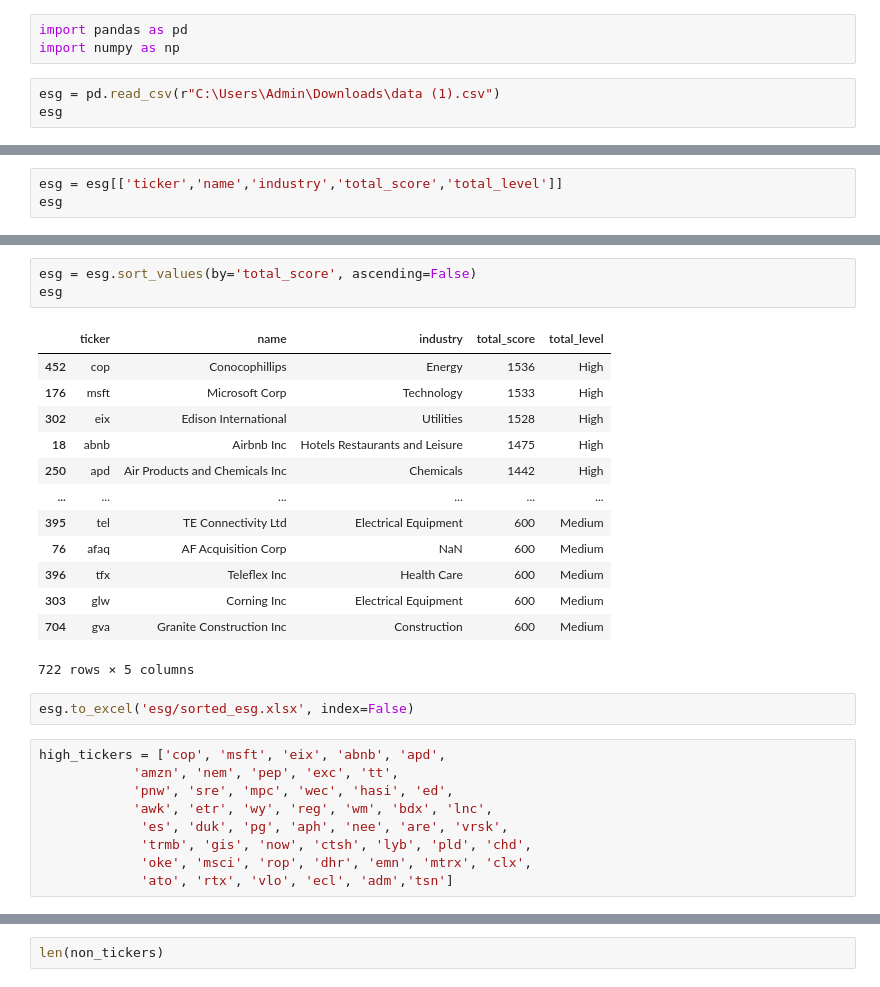
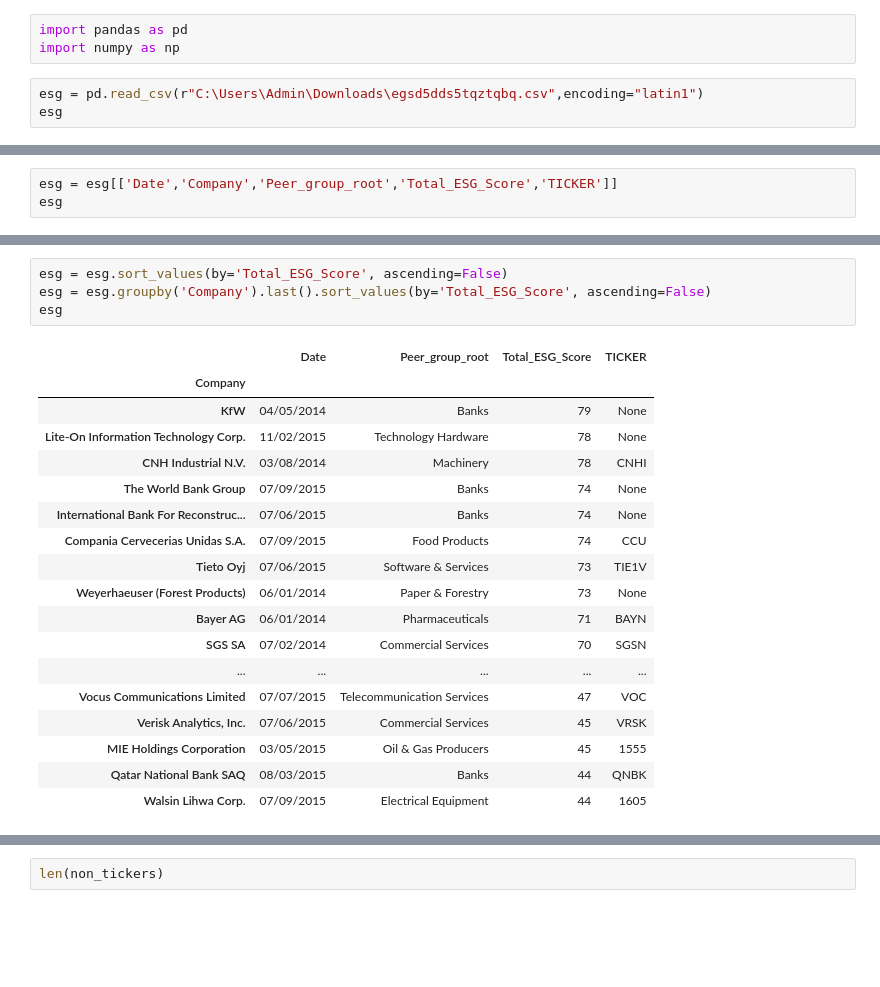
Before and after one commit to usagichan131/esg, a Jupyter notebook: binning.ipynb, the cells around one changed output, grey strips where cells are left out. Cells and saved outputs as stored; diff of their text form; blank space fills up the shorter version.

```diff
--- a/binning.ipynb
+++ b/binning.ipynb
@@ -2,6 +2,6 @@
 import pandas as pd
 import numpy as np
 # %%
-esg = pd.read_csv(r"C:\Users\Admin\Downloads\data (1).csv")
+esg = pd.read_csv(r"C:\Users\Admin\Downloads\egsd5dds5tqztqbq.csv",encoding="latin1")
 esg
 # %% [output]
@@ -21,3 +20,0 @@ esg
-# %%
-esg = esg[['ticker','name','industry','total_score','total_level']]
-esg
@@ -37,0 +21,3 @@ esg
+# %%
+esg = esg[['Date','Company','Peer_group_root','Total_ESG_Score','TICKER']]
+esg
@@ -38,28 +38,23 @@ esg
 # %%
-esg = esg.sort_values(by='total_score', ascending=False)
+esg = esg.sort_values(by='Total_ESG_Score', ascending=False)
+esg = esg.groupby('Company').last().sort_values(by='Total_ESG_Score', ascending=False)
 esg
 # %% [output]
-|  | ticker | name | industry | total_score | total_level |
-| 452 | cop | Conocophillips | Energy | 1536 | High |
-| 176 | msft | Microsoft Corp | Technology | 1533 | High |
-| 302 | eix | Edison International | Utilities | 1528 | High |
-| 18 | abnb | Airbnb Inc | Hotels Restaurants and Leisure | 1475 | High |
-| 250 | apd | Air Products and Chemicals Inc | Chemicals | 1442 | High |
-| ... | ... | ... | ... | ... | ... |
-| 395 | tel | TE Connectivity Ltd | Electrical Equipment | 600 | Medium |
-| 76 | afaq | AF Acquisition Corp | NaN | 600 | Medium |
-| 396 | tfx | Teleflex Inc | Health Care | 600 | Medium |
-| 303 | glw | Corning Inc | Electrical Equipment | 600 | Medium |
-| 704 | gva | Granite Construction Inc | Construction | 600 | Medium |
+|  | Date | Peer_group_root | Total_ESG_Score | TICKER |
+| Company |  |  |  |  |
+| KfW | 04/05/2014 | Banks | 79 | None |
+| Lite-On Information Technology Corp. | 11/02/2015 | Technology Hardware | 78 | None |
+| CNH Industrial N.V. | 03/08/2014 | Machinery | 78 | CNHI |
+| The World Bank Group | 07/09/2015 | Banks | 74 | None |
+| International Bank For Reconstruc... | 07/06/2015 | Banks | 74 | None |
+| Compania Cervecerias Unidas S.A. | 07/09/2015 | Food Products | 74 | CCU |
+| Tieto Oyj | 07/06/2015 | Software & Services | 73 | TIE1V |
+| Weyerhaeuser (Forest Products) | 06/01/2014 | Paper & Forestry | 73 | None |
+| Bayer AG | 06/01/2014 | Pharmaceuticals | 71 | BAYN |
+| SGS SA | 07/02/2014 | Commercial Services | 70 | SGSN |
+| ... | ... | ... | ... | ... |
+| Vocus Communications Limited | 07/07/2015 | Telecommunication Services | 47 | VOC |
+| Verisk Analytics, Inc. | 07/06/2015 | Commercial Services | 45 | VRSK |
+| MIE Holdings Corporation | 03/05/2015 | Oil & Gas Producers | 45 | 1555 |
+| Qatar National Bank SAQ | 08/03/2015 | Banks | 44 | QNBK |
+| Walsin Lihwa Corp. | 07/09/2015 | Electrical Equipment | 44 | 1605 |
-722 rows × 5 columns
-# %%
-esg.to_excel('esg/sorted_esg.xlsx', index=False)
-# %%
-high_tickers = ['cop', 'msft', 'eix', 'abnb', 'apd',
-            'amzn', 'nem', 'pep', 'exc', 'tt',
-            'pnw', 'sre', 'mpc', 'wec', 'hasi', 'ed',
-            'awk', 'etr', 'wy', 'reg', 'wm', 'bdx', 'lnc',
-             'es', 'duk', 'pg', 'aph', 'nee', 'are', 'vrsk',
-             'trmb', 'gis', 'now', 'ctsh', 'lyb', 'pld', 'chd',
-             'oke', 'msci', 'rop', 'dhr', 'emn', 'mtrx', 'clx',
-             'ato', 'rtx', 'vlo', 'ecl', 'adm','tsn']
```
Also changed, not shown: parts of 17 cells of this notebook, 2 other files.
